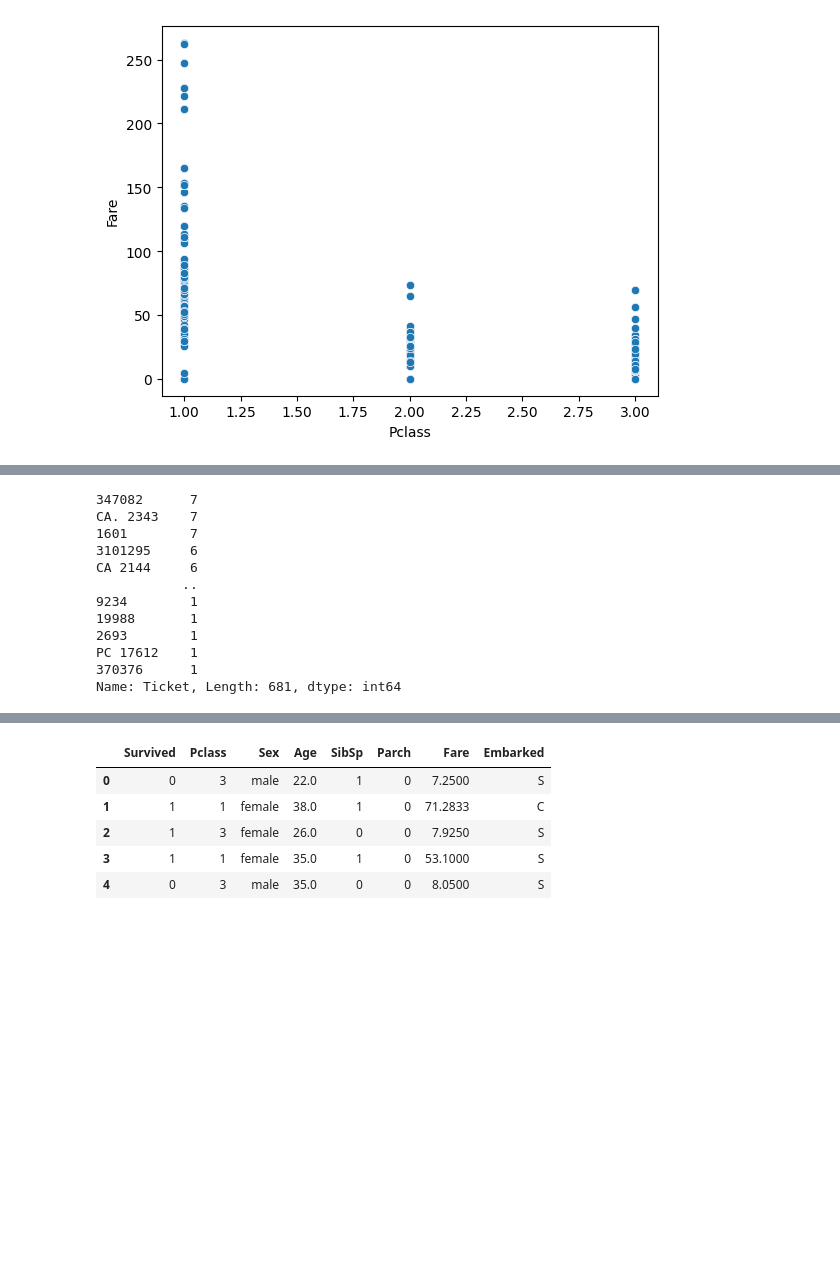
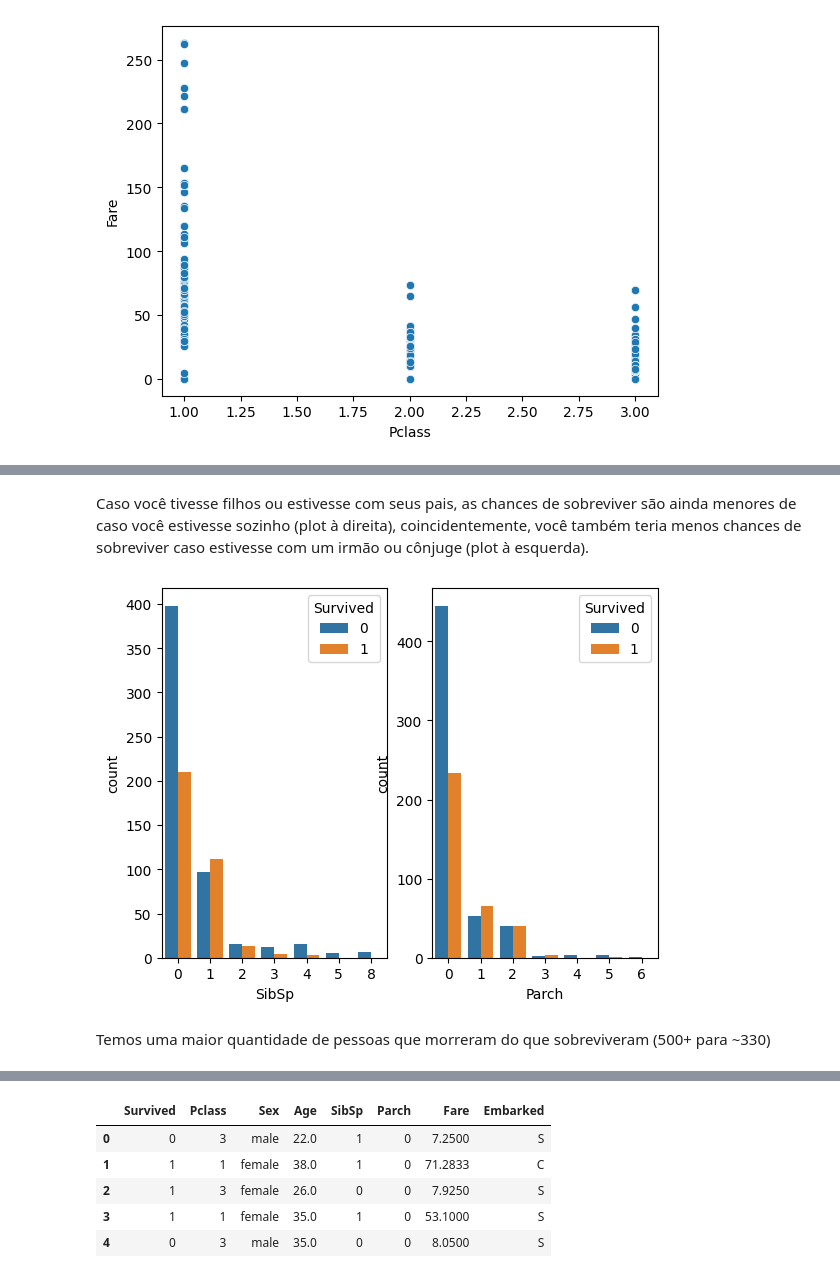
Before and after one commit to RexynyN/data-science, a Jupyter notebook: hype/analise_dados.ipynb, the cells around one changed output, grey strips where cells are left out. Drawn from its saved outputs; the diff is of its cells as text; code cells hidden in the pictures; blank space fills up the shorter version.

```diff
--- a/hype/seleção.ipynb
+++ b/hype/analise_dados.ipynb
@@ -113,16 +122,11 @@ Name: Embarked, dtype: int64
-# %%
-# Vamos manter essa coluna para algumas análises, mas não será utilizado para o treinamento do modelo, uma vez que não tem tanto significado
-df['Ticket'].value_counts()
-# %% [output]
-347082      7
-CA. 2343    7
-1601        7
-3101295     6
-CA 2144     6
-           ..
-9234        1
-19988       1
-2693        1
-PC 17612    1
-370376      1
-Name: Ticket, Length: 681, dtype: int64
+# %% [markdown]
+Caso você tivesse filhos ou estivesse com seus pais, as chances de sobreviver são ainda menores de caso você estivesse sozinho (plot à direita), coincidentemente, você também teria menos chances de sobreviver caso estivesse com um irmão ou cônjuge (plot à esquerda).
+# %%
+
+fig, axis = plt.subplots(ncols=2)
+sns.countplot(df, x="SibSp", hue="Survived", ax=axis[0]);
+sns.countplot(df, x="Parch", hue="Survived", ax=axis[1]);
+# %% [output]
+[figure, added]
+# %% [markdown]
+Temos uma maior quantidade de pessoas que morreram do que sobreviveram (500+ para ~330)
```
Also changed, not shown: parts of 48 cells of this notebook, 2 other files.
